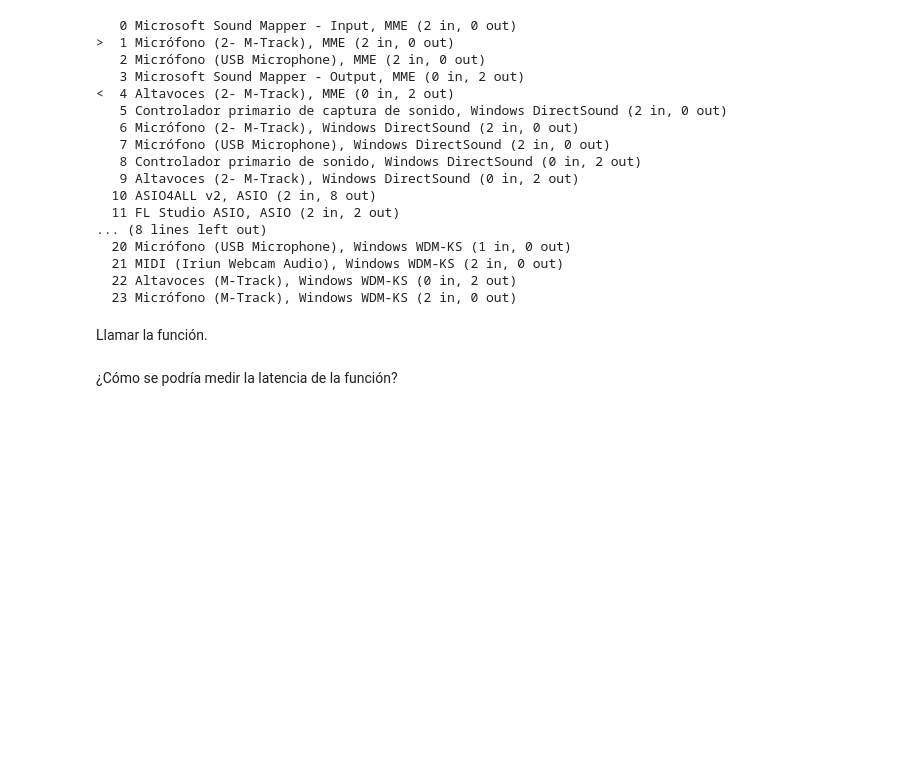
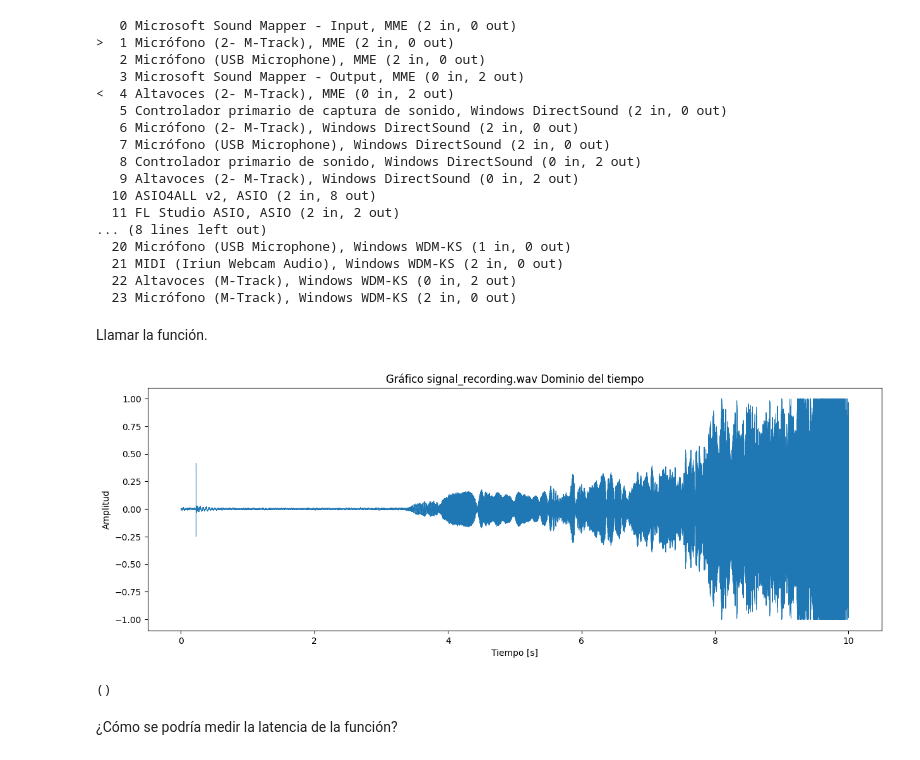
Before and after one commit to LucaFalchini/signal_sistems, a Jupyter notebook: noteboks/primer_entrega.ipynb, the cells around one changed output. Cells and saved outputs as stored; diff of their text form; code cells hidden in the pictures; blank space fills up the shorter version.

```diff
--- a/noteboks/primer_entrega.ipynb
+++ b/noteboks/primer_entrega.ipynb
@@ -403,3 +456,8 @@ Llamar la función.
+# %%
+time_domain_plot('signal_recording.wav')
+# %% [output]
+[figure, added]
+()
 # %% [markdown]
 ¿Cómo se podría medir la latencia de la función?
 # %%
```
Also changed, not shown: parts of 16 cells of this notebook, 2 other files.
